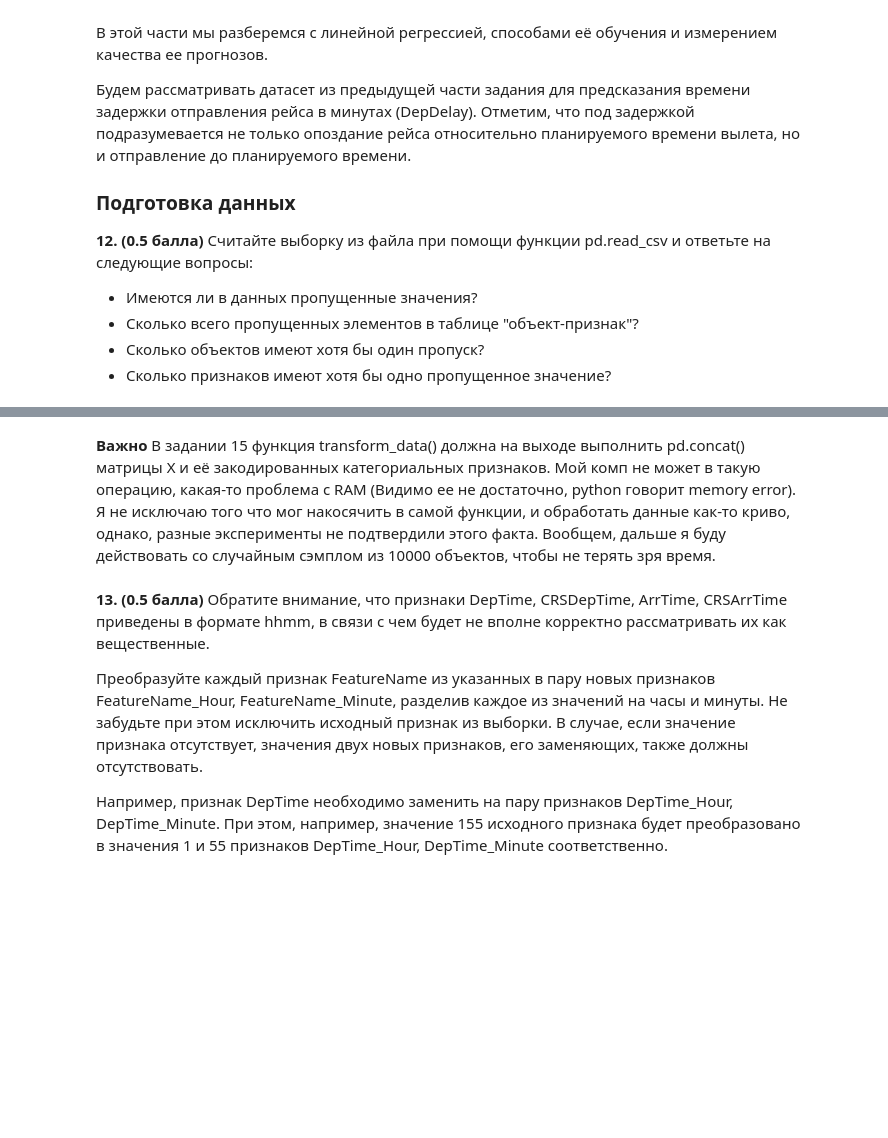
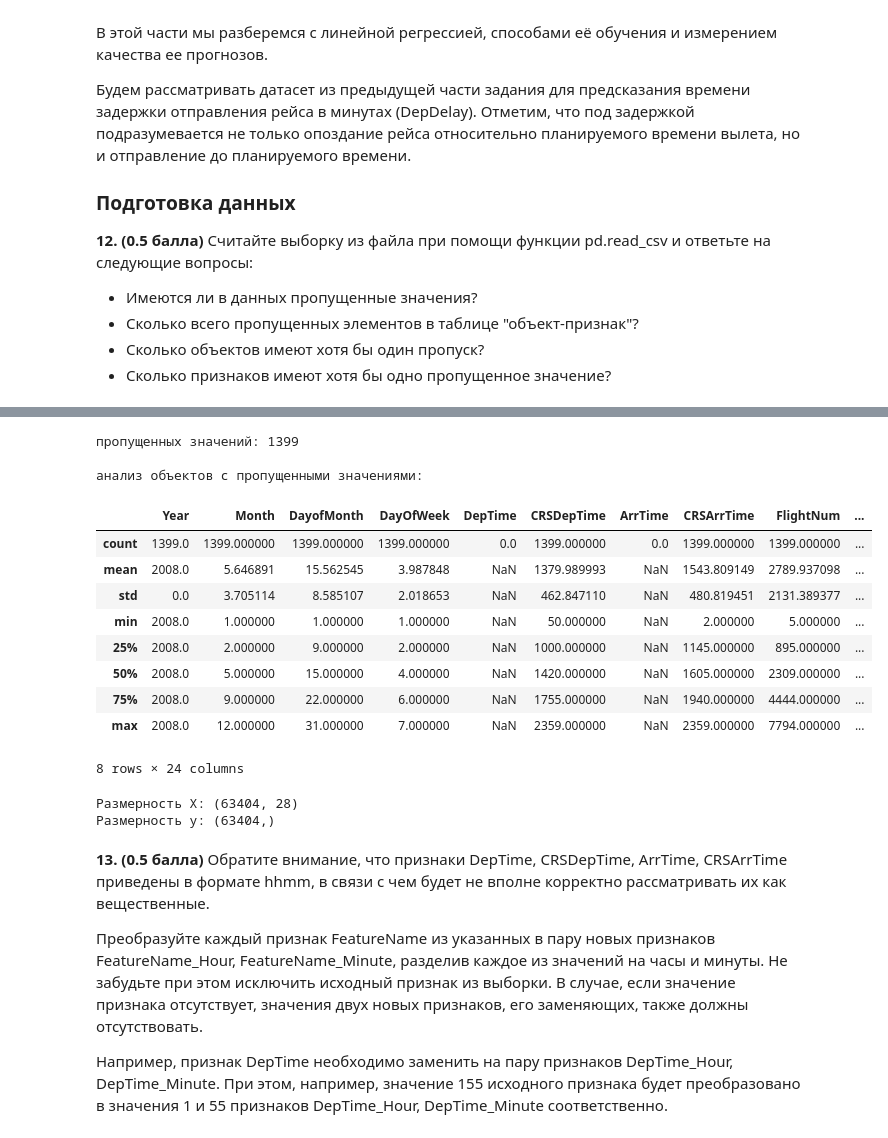
Before and after one commit to raffeekk/ML25, a Jupyter notebook: homework/HW1_GorbunenkoD.ipynb, the cells around one changed output, grey strips where cells are left out. Saved outputs shown, nothing was run; the diff lists cells and outputs as text; code cells hidden in the pictures; blank space fills up the shorter version.

```diff
--- a/homework/HW1_GorbunenkoD.ipynb
+++ b/homework/HW1_GorbunenkoD.ipynb
@@ -305,2 +470,0 @@ pass_data = pass_data.drop('CancellationCode', 1)
-# %% [markdown]
-**Важно** В задании 15 функция transform_data() должна на выходе выполнить pd.concat() матрицы X и её закодированных категориальных признаков. Мой комп не может в такую операцию, какая-то проблема с RAM (Видимо ее не достаточно, python говорит memory error). Я не исключаю того что мог накосячить в самой функции, и обработать данные как-то криво, однако, разные эксперименты не подтвердили этого факта. Вообщем, дальше я буду действовать со случайным сэмплом из 10000 объектов, чтобы не терять зря время.
@@ -318,3 +471,42 @@ pass_data = pass_data.drop('DepDelay', 1)
+# %%
+#проверка пропущенных значений в целевой переменной
+target_variable = 'DepDelay'
+missing_in_target = flights[target_variable].isnull().sum()
+print(f"пропущенных значений: {missing_in_target}")
+
+#анализ объектов с пропущенными значениями
+flights_with_missing_target = flights[flights[target_variable].isnull()]
+print("\nанализ объектов с пропущенными значениями:")
+display(flights_with_missing_target.describe())
+
+#исключаем объекты с пропущенным значением целевой переменной
+flights_cleaned = flights.dropna(subset=[target_variable])
+
+#исключаем объекты со значением целевой переменной, равным 0
+flights_cleaned = flights_cleaned[flights_cleaned[target_variable] != 0]
+
+#выделяем целевую переменную в вектор
+y = flights_cleaned[target_variable]
+X = flights_cleaned.drop(columns=[target_variable])
+
+print(f"\nРазмерность X: {X.shape}")
+print(f"Размерность y: {y.shape}")
+# %% [output]
+пропущенных значений: 1399
+
+анализ объектов с пропущенными значениями:
+|  | Year | Month | DayofMonth | DayOfWeek | DepTime | CRSDepTime | ArrTime | CRSArrTime | FlightNum | ... |
+| count | 1399.0 | 1399.000000 | 1399.000000 | 1399.000000 | 0.0 | 1399.000000 | 0.0 | 1399.000000 | 1399.000000 | ... |
+| mean | 2008.0 | 5.646891 | 15.562545 | 3.987848 | NaN | 1379.989993 | NaN | 1543.809149 | 2789.937098 | ... |
+| std | 0.0 | 3.705114 | 8.585107 | 2.018653 | NaN | 462.847110 | NaN | 480.819451 | 2131.389377 | ... |
+| min | 2008.0 | 1.000000 | 1.000000 | 1.000000 | NaN | 50.000000 | NaN | 2.000000 | 5.000000 | ... |
+| 25% | 2008.0 | 2.000000 | 9.000000 | 2.000000 | NaN | 1000.000000 | NaN | 1145.000000 | 895.000000 | ... |
+| 50% | 2008.0 | 5.000000 | 15.000000 | 4.000000 | NaN | 1420.000000 | NaN | 1605.000000 | 2309.000000 | ... |
+| 75% | 2008.0 | 9.000000 | 22.000000 | 6.000000 | NaN | 1755.000000 | NaN | 1940.000000 | 4444.000000 | ... |
+| max | 2008.0 | 12.000000 | 31.000000 | 7.000000 | NaN | 2359.000000 | NaN | 2359.000000 | 7794.000000 | ... |
+8 rows × 24 columns
+Размерность X: (63404, 28)
+Размерность y: (63404,)
 # %% [markdown]
 **13. (0.5 балла)** Обратите внимание, что признаки DepTime, CRSDepTime, ArrTime, CRSArrTime приведены в формате hhmm, в связи с чем будет не вполне корректно рассматривать их как вещественные.
 
```
Also changed, not shown: parts of 104 cells of this notebook.
